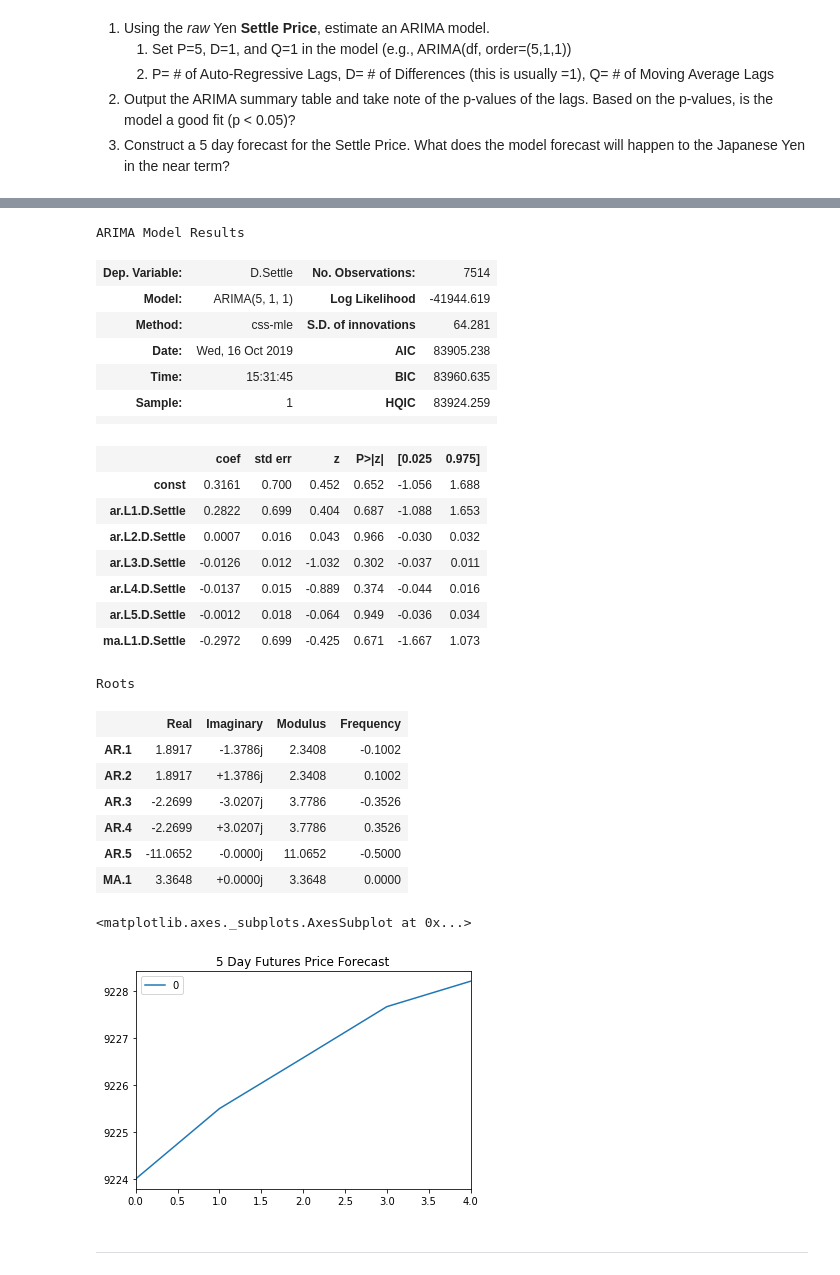
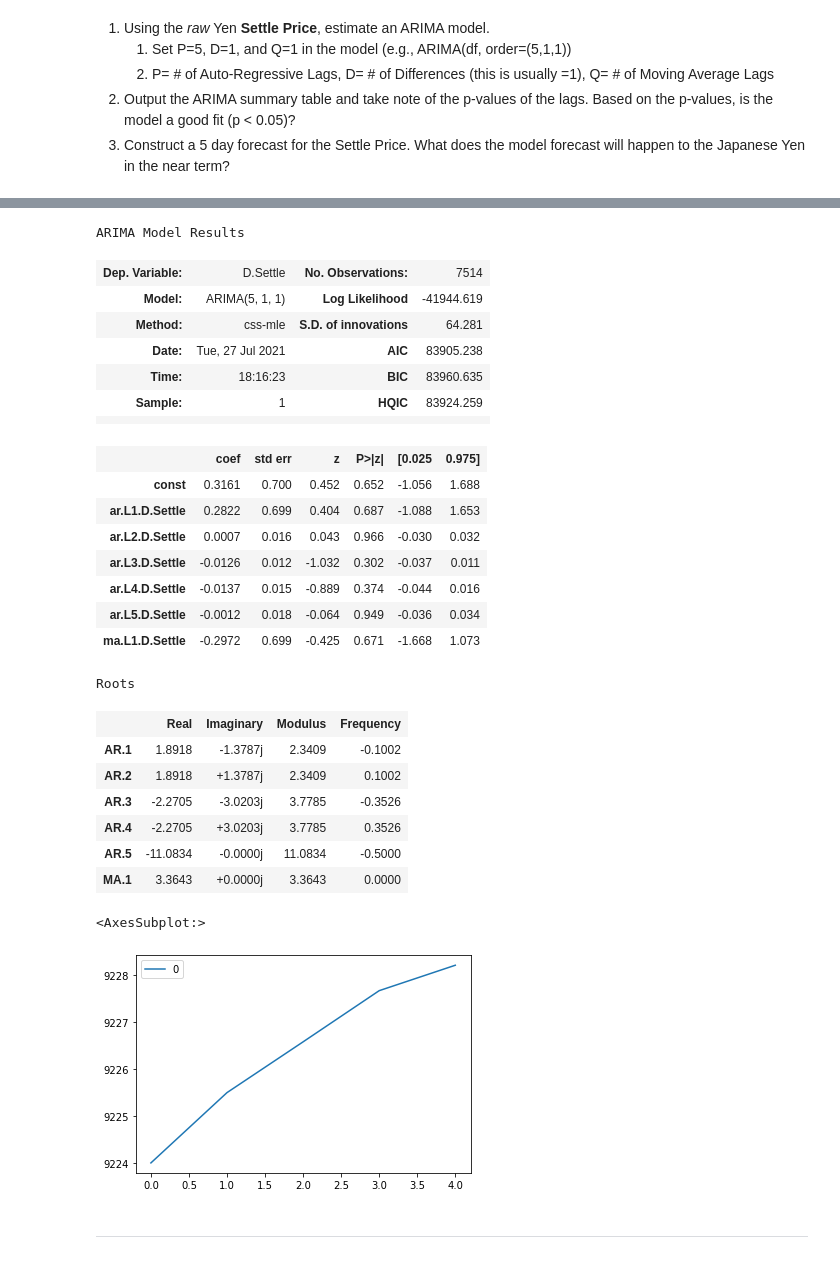
Before and after one commit to Anthibian/Time-Series-Analysis, a Jupyter notebook: Starter_Code/time_series_analysis.ipynb, the cells around one changed output, grey strips where cells are left out. Drawn from its saved outputs; the diff is of its cells as text; code cells hidden in the pictures.

```diff
--- a/Starter_Code/time_series_analysis.ipynb
+++ b/Starter_Code/time_series_analysis.ipynb
@@ -166,7 +183,8 @@ from statsmodels.tsa.arima_model import ARIMA
 
 # Estimate and ARIMA Model:
 # Hint: ARIMA(df, order=(p, d, q))
-# YOUR CODE HERE!
+
+model = ARIMA(futures[['Settle']], order = (5, 1, 1))
 
 # Fit the model
-# YOUR CODE HERE!
+results = model.fit()
@@ -178,8 +214,8 @@ ARIMA Model Results
 | Dep. Variable: | D.Settle | No. Observations: | 7514 |
 | Model: | ARIMA(5, 1, 1) | Log Likelihood | -41944.619 |
 | Method: | css-mle | S.D. of innovations | 64.281 |
-| Date: | Wed, 16 Oct 2019 | AIC | 83905.238 |
-| Time: | 15:31:45 | BIC | 83960.635 |
+| Date: | Tue, 27 Jul 2021 | AIC | 83905.238 |
+| Time: | 18:16:23 | BIC | 83960.635 |
 | Sample: | 1 | HQIC | 83924.259 |
 |  |  |  |  |
 |  | coef | std err | z | P>|z| | [0.025 | 0.975] |
@@ -189,21 +225,22 @@ ARIMA Model Results
 | ar.L3.D.Settle | -0.0126 | 0.012 | -1.032 | 0.302 | -0.037 | 0.011 |
 | ar.L4.D.Settle | -0.0137 | 0.015 | -0.889 | 0.374 | -0.044 | 0.016 |
 | ar.L5.D.Settle | -0.0012 | 0.018 | -0.064 | 0.949 | -0.036 | 0.034 |
-| ma.L1.D.Settle | -0.2972 | 0.699 | -0.425 | 0.671 | -1.667 | 1.073 |
+| ma.L1.D.Settle | -0.2972 | 0.699 | -0.425 | 0.671 | -1.668 | 1.073 |
 Roots
 |  | Real | Imaginary | Modulus | Frequency |
-| AR.1 | 1.8917 | -1.3786j | 2.3408 | -0.1002 |
-| AR.2 | 1.8917 | +1.3786j | 2.3408 | 0.1002 |
-| AR.3 | -2.2699 | -3.0207j | 3.7786 | -0.3526 |
-| AR.4 | -2.2699 | +3.0207j | 3.7786 | 0.3526 |
-| AR.5 | -11.0652 | -0.0000j | 11.0652 | -0.5000 |
-| MA.1 | 3.3648 | +0.0000j | 3.3648 | 0.0000 |
+| AR.1 | 1.8918 | -1.3787j | 2.3409 | -0.1002 |
+| AR.2 | 1.8918 | +1.3787j | 2.3409 | 0.1002 |
+| AR.3 | -2.2705 | -3.0203j | 3.7785 | -0.3526 |
+| AR.4 | -2.2705 | +3.0203j | 3.7785 | 0.3526 |
+| AR.5 | -11.0834 | -0.0000j | 11.0834 | -0.5000 |
+| MA.1 | 3.3643 | +0.0000j | 3.3643 | 0.0000 |
 # %%
 # Plot the 5 Day Price Forecast
-# YOUR CODE HERE!
+
+pd.DataFrame(results.forecast(steps = 5)[0]).plot()
 # %% [output]
-<matplotlib.axes._subplots.AxesSubplot at 0x...>
+<AxesSubplot:>
-[figure, old version]
+[figure, new version]
 # %% [markdown]
 ---
 # %% [markdown]
```
Also changed, not shown: parts of 6 cells of this notebook.
